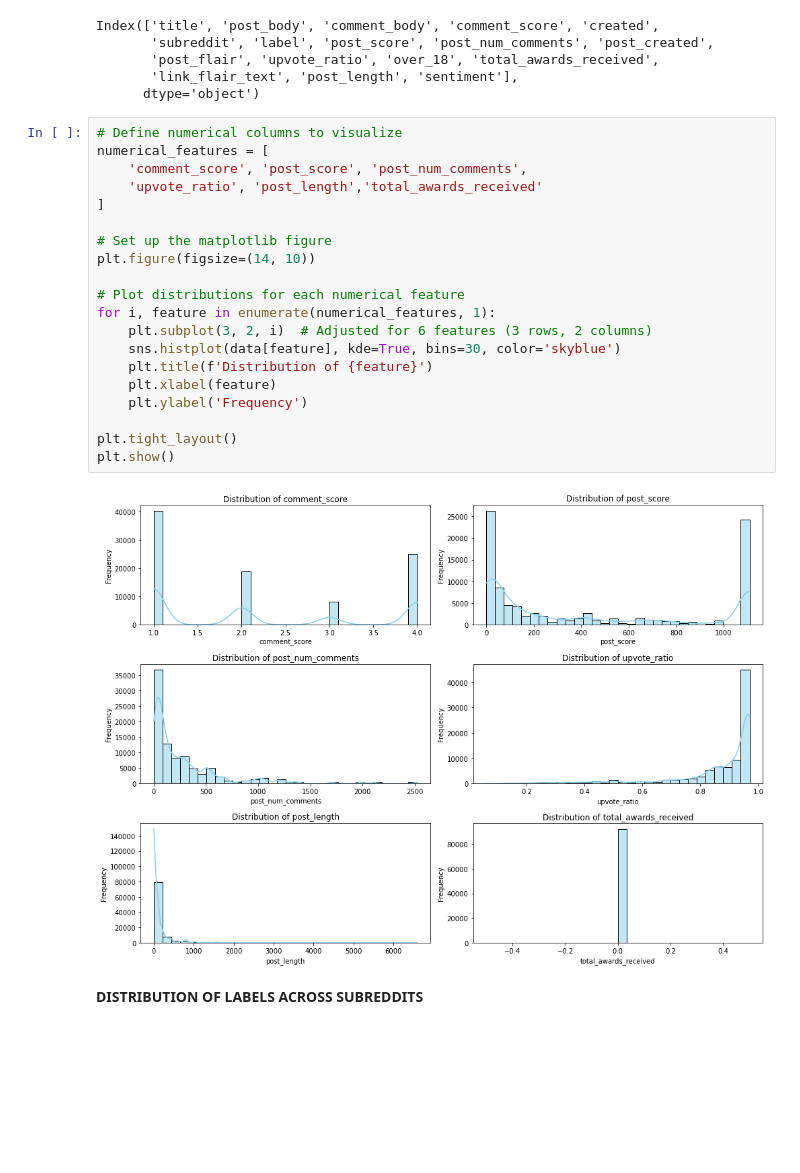
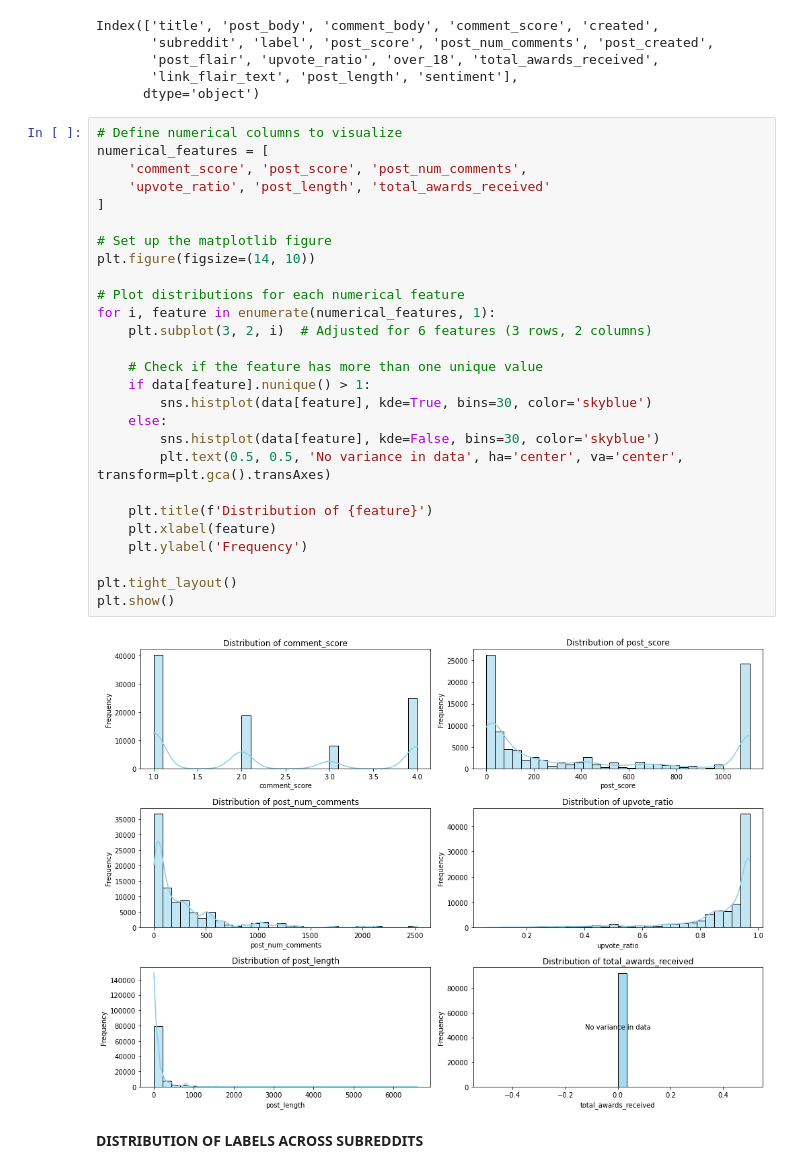
Before and after one commit to CynthiaJerono/Phase_5_Project, a Jupyter notebook: Isaac.ipynb, the cells around one changed output. Saved outputs shown, nothing was run; the diff lists cells and outputs as text; blank space fills up the shorter version.

```diff
--- a/Isaac.ipynb
+++ b/Isaac.ipynb
@@ -632,25 +632,32 @@ Index(['title', 'post_body', 'comment_body', 'comment_score', 'created',
 # %%
 # Define numerical columns to visualize
 numerical_features = [
     'comment_score', 'post_score', 'post_num_comments',
-    'upvote_ratio', 'post_length','total_awards_received'
+    'upvote_ratio', 'post_length', 'total_awards_received'
 ]
 
 # Set up the matplotlib figure
 plt.figure(figsize=(14, 10))
 
 # Plot distributions for each numerical feature
 for i, feature in enumerate(numerical_features, 1):
     plt.subplot(3, 2, i)  # Adjusted for 6 features (3 rows, 2 columns)
-    sns.histplot(data[feature], kde=True, bins=30, color='skyblue')
+
+    # Check if the feature has more than one unique value
+    if data[feature].nunique() > 1:
+        sns.histplot(data[feature], kde=True, bins=30, color='skyblue')
+    else:
+        sns.histplot(data[feature], kde=False, bins=30, color='skyblue')
+        plt.text(0.5, 0.5, 'No variance in data', ha='center', va='center', transform=plt.gca().transAxes)
+
     plt.title(f'Distribution of {feature}')
     plt.xlabel(feature)
     plt.ylabel('Frequency')
 
 plt.tight_layout()
 plt.show()
 # %% [output]
-[figure, old version]
+[figure, new version]
 # %% [markdown]
 **DISTRIBUTION OF LABELS ACROSS SUBREDDITS**
 # %%
```
Also changed, not shown: parts of 14 cells of this notebook, 2 other files.
